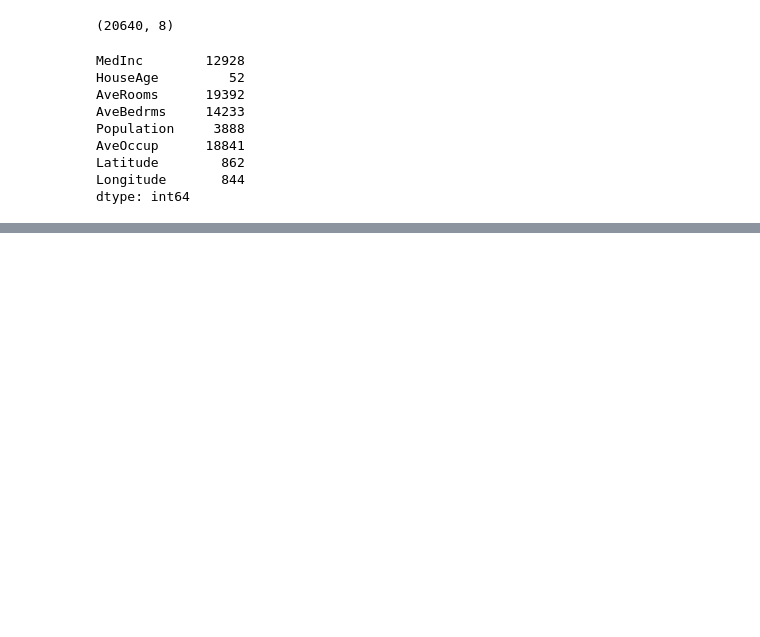
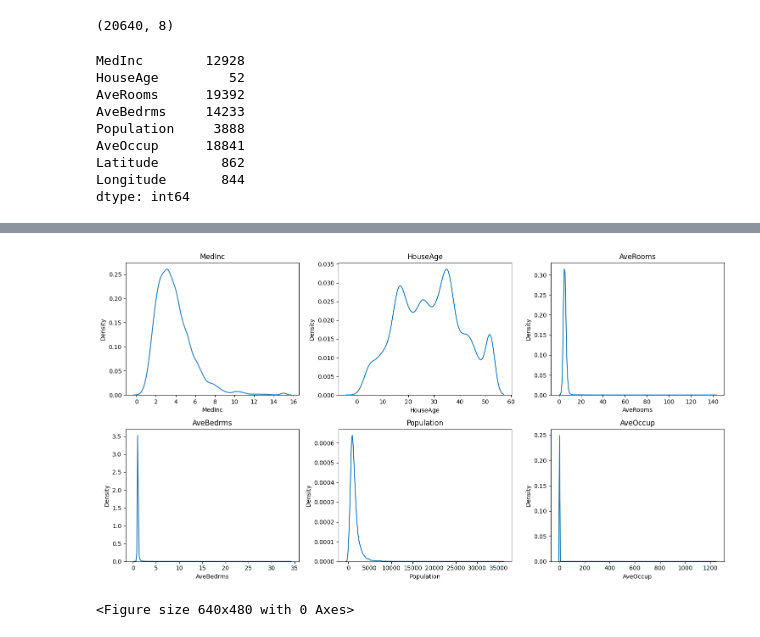
Before and after one commit to anbuchezhiyan2005/numpy-regression-from-scratch, a Jupyter notebook: data_cleaning.ipynb, the cells around one changed output, grey strips where cells are left out. Saved outputs shown, nothing was run; the diff lists cells and outputs as text; code cells hidden in the pictures; blank space fills up the shorter version.

```diff
--- a/data_cleaning.ipynb
+++ b/data_cleaning.ipynb
@@ -89,0 +469,15 @@ df.describe()
+# %%
+columns = ['MedInc', 'HouseAge', 'AveRooms', 'AveBedrms', 'Population', 'AveOccup']
+
+fig, axes = plt.subplots(2, 3, figsize = (15, 8))
+axes = axes.flatten()
+for ax, col in zip(axes, columns):
+    sns.kdeplot(data = df, x = col, ax = ax, fill = False)
+    ax.set_title(col)
+
+plt.tight_layout()
+plt.show()
+plt.savefig("plots/data_distribution_non_normalized.png")
+# %% [output]
+[figure, added]
+<Figure size 640x480 with 0 Axes>
```
Also changed, not shown: parts of 11 cells of this notebook.
